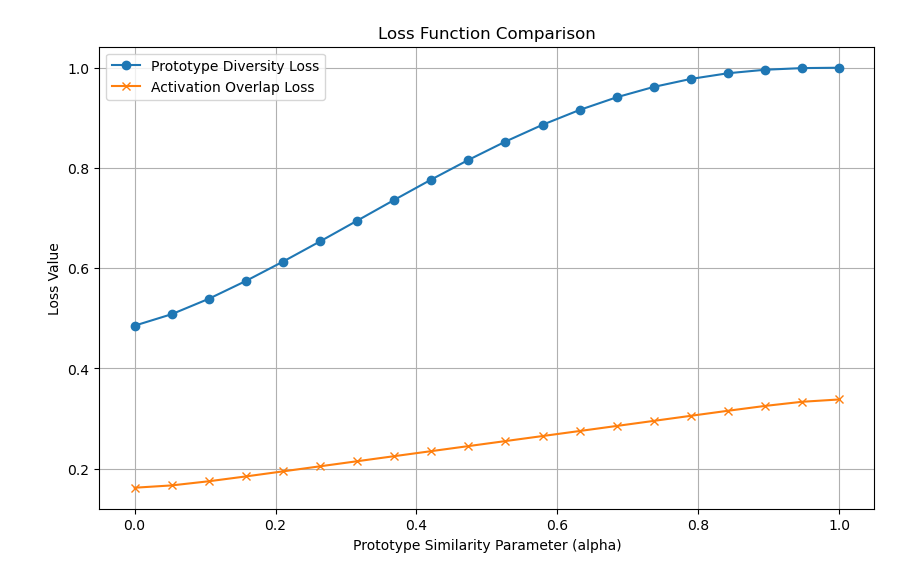
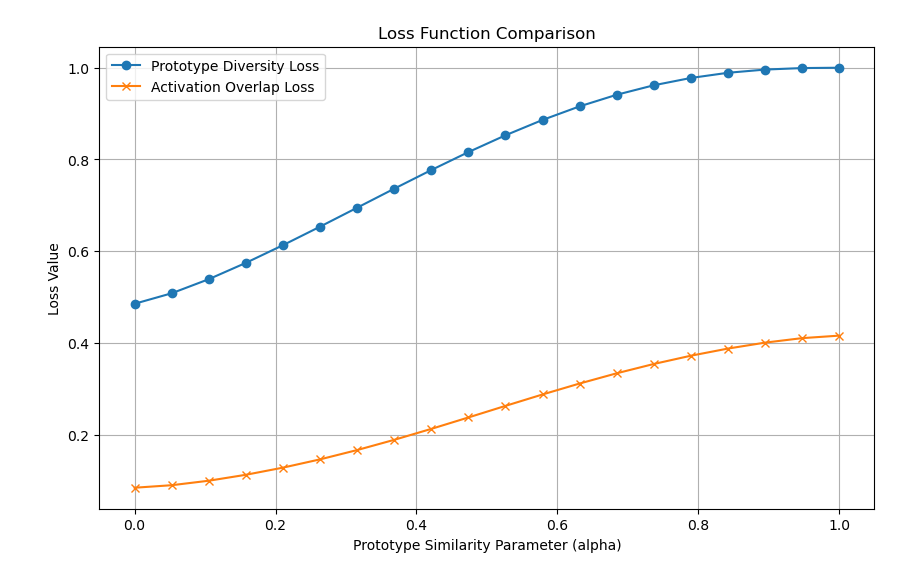
Before and after one commit to cyber-chris/this-does-not-look-like-that, a Jupyter notebook: objective_function_compare.ipynb, the cells around one changed output. Cells and saved outputs as stored; diff of their text form; code cells hidden in the pictures.

Commit message:
fix norm squared

```diff
--- a/objective_function_compare.ipynb
+++ b/objective_function_compare.ipynb
@@ -176,32 +176,32 @@ for alpha in alpha_values:
     current_prototypes = torch.stack([proto_0_fixed, proto_1_current])
 
     # 1. Calculate Prototype Diversity Loss
     pdl = prototype_diversity_loss(feature_map_tensor, labels_tensor, current_prototypes, proto_classes_tensor)
     pdl_results.append(pdl.item())
 
     # 2. Calculate Activation Overlap Loss
     pixels_flat = feature_map_tensor.permute(0, 2, 3, 1).reshape(B * H_img * W_img, D_feat)
     sim_maps_list = []
     for i in range(P_protos):
-        dist_sq = torch.norm(pixels_flat - current_prototypes[i].unsqueeze(0), dim=1)
+        dist_sq = torch.norm(pixels_flat - current_prototypes[i].unsqueeze(0), dim=1).pow(2)
         sim_scores = torch.log((dist_sq + 1) / (dist_sq + 1e-6)) # Using log-sigmoid for stability
         sim_maps_list.append(sim_scores.view(B, H_img, W_img))
     similarity_maps = torch.stack(sim_maps_list, dim=1)
 
     #   b. Calculate AOL
     aol = activation_overlap_loss(similarity_maps, proto_classes_tensor)
     aol_results.append(aol.item())
 
 # --- Plotting ---
 plt.figure(figsize=(10, 6))
 plt.plot(alpha_values, pdl_results, label='Prototype Diversity Loss', marker='o')
 plt.plot(alpha_values, aol_results, label='Activation Overlap Loss', marker='x')
 
 plt.xlabel('Prototype Similarity Parameter (alpha)')
 plt.ylabel('Loss Value')
 plt.title('Loss Function Comparison')
 plt.legend()
 plt.grid(True)
 plt.show()
 # %% [output]
-[figure, old version]
+[figure, new version]
```
